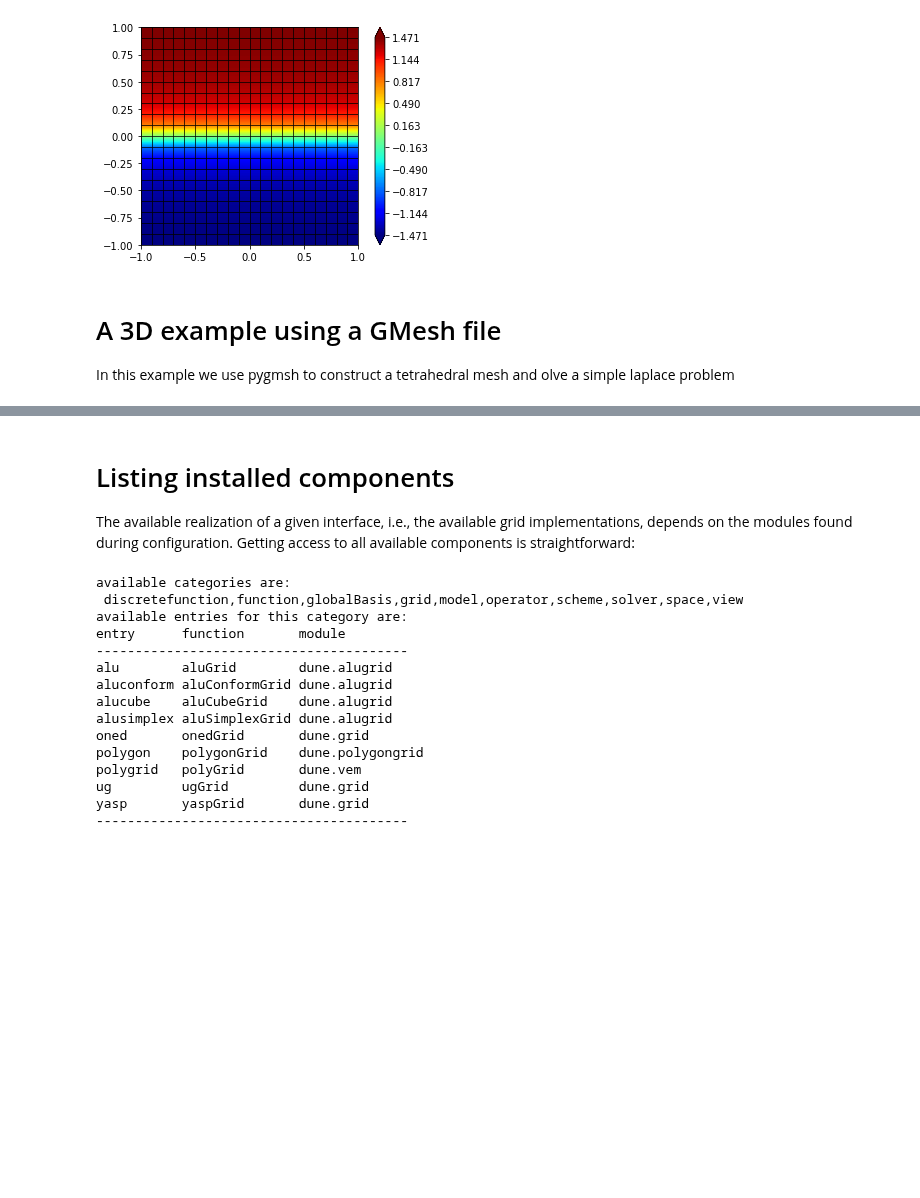
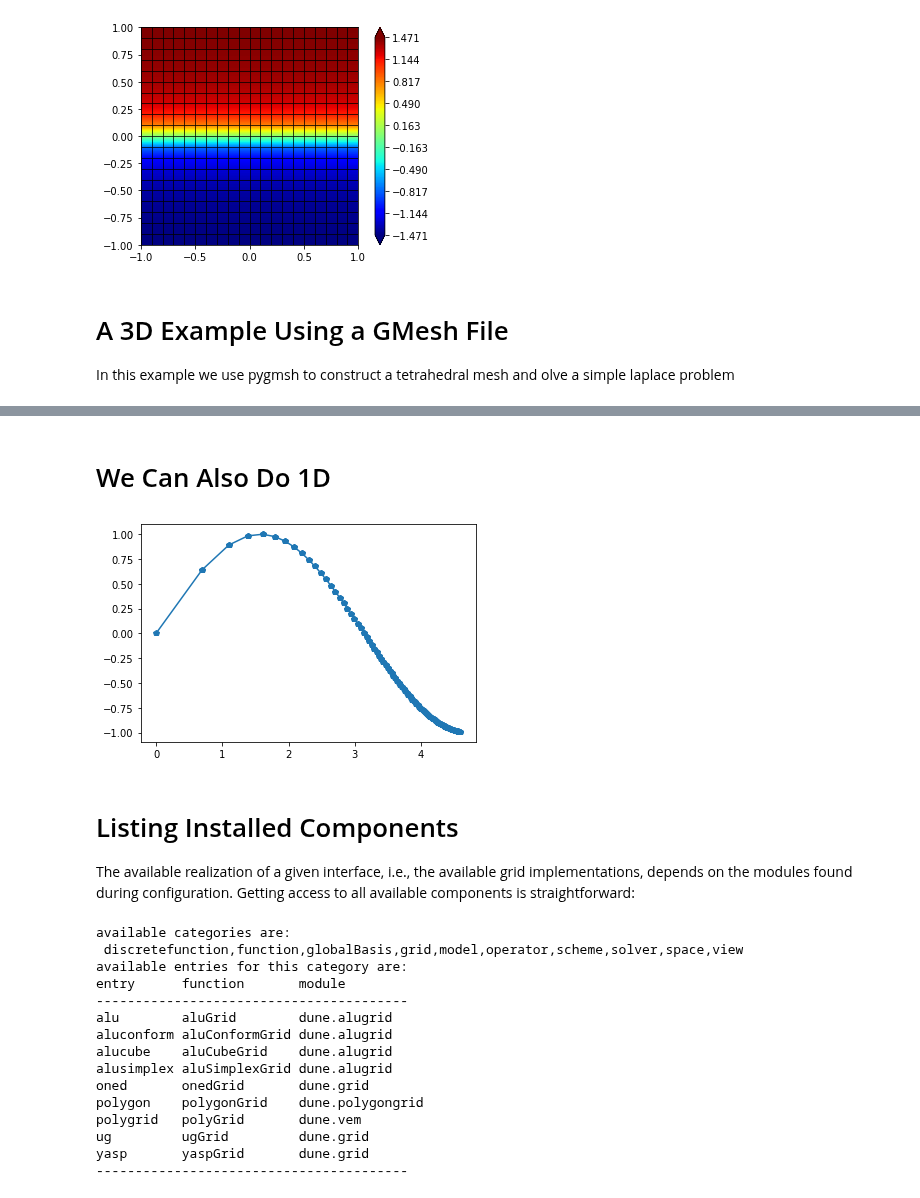
Before and after one commit to adedner/dune-fempy, a Jupyter notebook: doc/dune-fempy_nb.ipynb, the cells around one changed output, grey strips where cells are left out. Cells and saved outputs as stored; diff of their text form; code cells hidden in the pictures; blank space fills up the shorter version.

```diff
--- a/doc/dune-fempy_nb.ipynb
+++ b/doc/dune-fempy_nb.ipynb
@@ -622,7 +855,7 @@ uh.plot()
 # %% [output]
 [figure]
 # %% [markdown]
-# A 3D example using a GMesh file
+# A 3D Example Using a GMesh File
 In this example we use pygmsh to construct a tetrahedral mesh and olve a
 simple laplace problem
 # %%
@@ -662,8 +895,23 @@ scheme3d.solve(target=uh3d)
 gridView3d.writeVTK('3dexample', pointdata=[uh3d])
 # %% [markdown]
 ![3d laplace problem](figures/3dexample.png)
+# %% [markdown]
+# We Can Also Do 1D
+# %%
+from dune.grid import onedGrid
+from ufl import sin
+v = [math.log(i) for i in range(1,100)]
+e = [(i,i+1) for i in range(1,len(v))]
+g = onedGrid(constructor={"vertices":v, "simplices":e})
+s = solutionSpace(g)
+x = SpatialCoordinate(s)
+u = s.interpolate(sin(x[0]), name="u")
+pyplot.plot(g.tesselate()[0], u.pointData(), '-p')
+pyplot.show()
+# %% [output]
+[figure, added]
 # %% [markdown]
-# Listing installed components
+# Listing Installed Components
 The available realization of a given interface, i.e., the available
 grid implementations, depends on the modules found during configuration.
 Getting access to all available components is straightforward:
```
Also changed, not shown: parts of 39 cells of this notebook, 8 other files.
